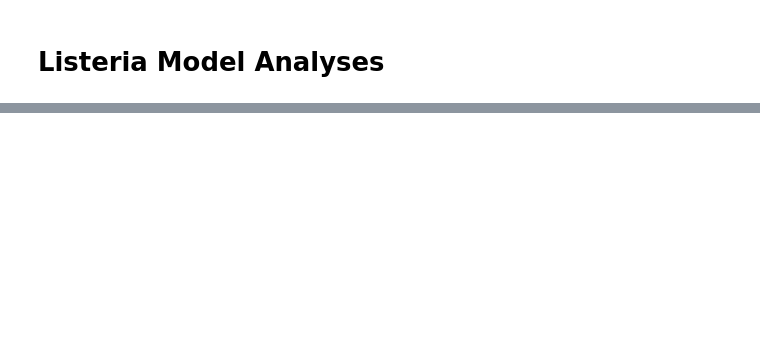
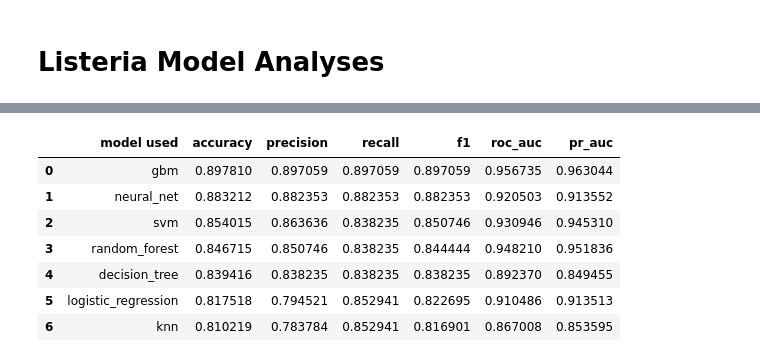
Before and after one commit to AmeliaNelson1123/pathogen_prediction, a Jupyter notebook: preparation/Analyze_Models.ipynb, the cells around one changed output, grey strips where cells are left out. Saved outputs shown, nothing was run; the diff lists cells and outputs as text; code cells hidden in the pictures; blank space fills up the shorter version.

```diff
--- a/preparation/Analyze_Models.ipynb
+++ b/preparation/Analyze_Models.ipynb
@@ -592,0 +38,12 @@ Please also refer to the documentation for alternative solver options:
+# %%
+results_df = pd.read_csv(ROOT / "preparation" / "data_results" / "results_for_ListeriaSoil_clean_log.csv")
+results_df[["model used", "accuracy", "precision", "recall", "f1", "roc_auc", "pr_auc"]]
+# %% [output]
+|  | model used | accuracy | precision | recall | f1 | roc_auc | pr_auc |
+| 0 | gbm | 0.897810 | 0.897059 | 0.897059 | 0.897059 | 0.956735 | 0.963044 |
+| 1 | neural_net | 0.883212 | 0.882353 | 0.882353 | 0.882353 | 0.920503 | 0.913552 |
+| 2 | svm | 0.854015 | 0.863636 | 0.838235 | 0.850746 | 0.930946 | 0.945310 |
+| 3 | random_forest | 0.846715 | 0.850746 | 0.838235 | 0.844444 | 0.948210 | 0.951836 |
+| 4 | decision_tree | 0.839416 | 0.838235 | 0.838235 | 0.838235 | 0.892370 | 0.849455 |
+| 5 | logistic_regression | 0.817518 | 0.794521 | 0.852941 | 0.822695 | 0.910486 | 0.913513 |
+| 6 | knn | 0.810219 | 0.783784 | 0.852941 | 0.816901 | 0.867008 | 0.853595 |
```
Also changed, not shown: parts of 26 cells of this notebook.
